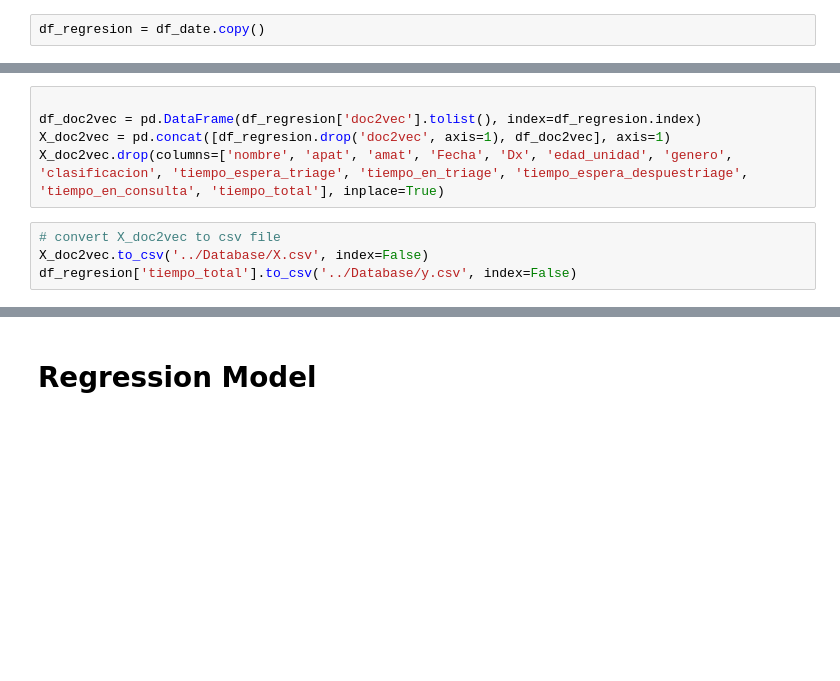
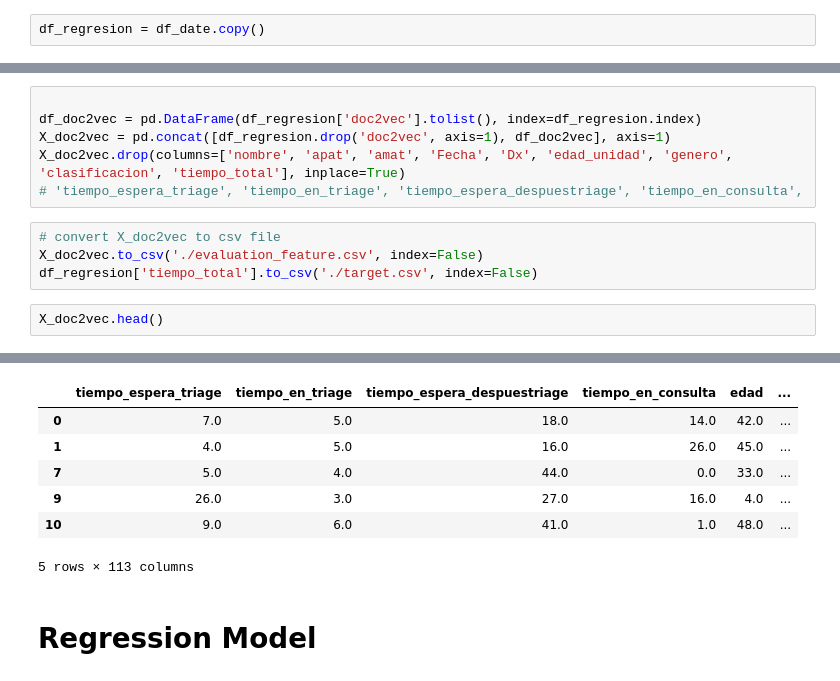
Before and after one commit to isaacmenchaca97/hospital_wait_time_prediction, a Jupyter notebook: ART/data_analysis.ipynb, the cells around one changed output, grey strips where cells are left out. Saved outputs shown, nothing was run; the diff lists cells and outputs as text; blank space fills up the shorter version.

```diff
--- a/ART/data_analysis.ipynb
+++ b/ART/data_analysis.ipynb
@@ -201,8 +203,12 @@ KeyboardInterrupt:
 
 df_doc2vec = pd.DataFrame(df_regresion['doc2vec'].tolist(), index=df_regresion.index)
 X_doc2vec = pd.concat([df_regresion.drop('doc2vec', axis=1), df_doc2vec], axis=1)
-X_doc2vec.drop(columns=['nombre', 'apat', 'amat', 'Fecha', 'Dx', 'edad_unidad', 'genero', 'clasificacion', 'tiempo_espera_triage', 'tiempo_en_triage', 'tiempo_espera_despuestriage', 'tiempo_en_consulta', 'tiempo_total'], inplace=True)
+X_doc2vec.drop(columns=['nombre', 'apat', 'amat', 'Fecha', 'Dx', 'edad_unidad', 'genero', 'clasificacion', 'tiempo_total'], inplace=True)
+# 'tiempo_espera_triage', 'tiempo_en_triage', 'tiempo_espera_despuestriage', 'tiempo_en_consulta',
 # %%
 # convert X_doc2vec to csv file
-X_doc2vec.to_csv('../Database/X.csv', index=False)
-df_regresion['tiempo_total'].to_csv('../Database/y.csv', index=False)
+X_doc2vec.to_csv('./evaluation_feature.csv', index=False)
+df_regresion['tiempo_total'].to_csv('./target.csv', index=False)
+# %%
+X_doc2vec.head()
+# %% [output]
@@ -209,3 +216,10 @@ df_regresion['tiempo_total'].to_csv('../Database/y.csv', index=False)
+|  | tiempo_espera_triage | tiempo_en_triage | tiempo_espera_despuestriage | tiempo_en_consulta | edad | ... |
+| 0 | 7.0 | 5.0 | 18.0 | 14.0 | 42.0 | ... |
+| 1 | 4.0 | 5.0 | 16.0 | 26.0 | 45.0 | ... |
+| 7 | 5.0 | 4.0 | 44.0 | 0.0 | 33.0 | ... |
+| 9 | 26.0 | 3.0 | 27.0 | 16.0 | 4.0 | ... |
+| 10 | 9.0 | 6.0 | 41.0 | 1.0 | 48.0 | ... |
+5 rows × 113 columns
 # %% [markdown]
 # Regression Model
 # %%
```
Also changed, not shown: parts of 6 cells of this notebook.
